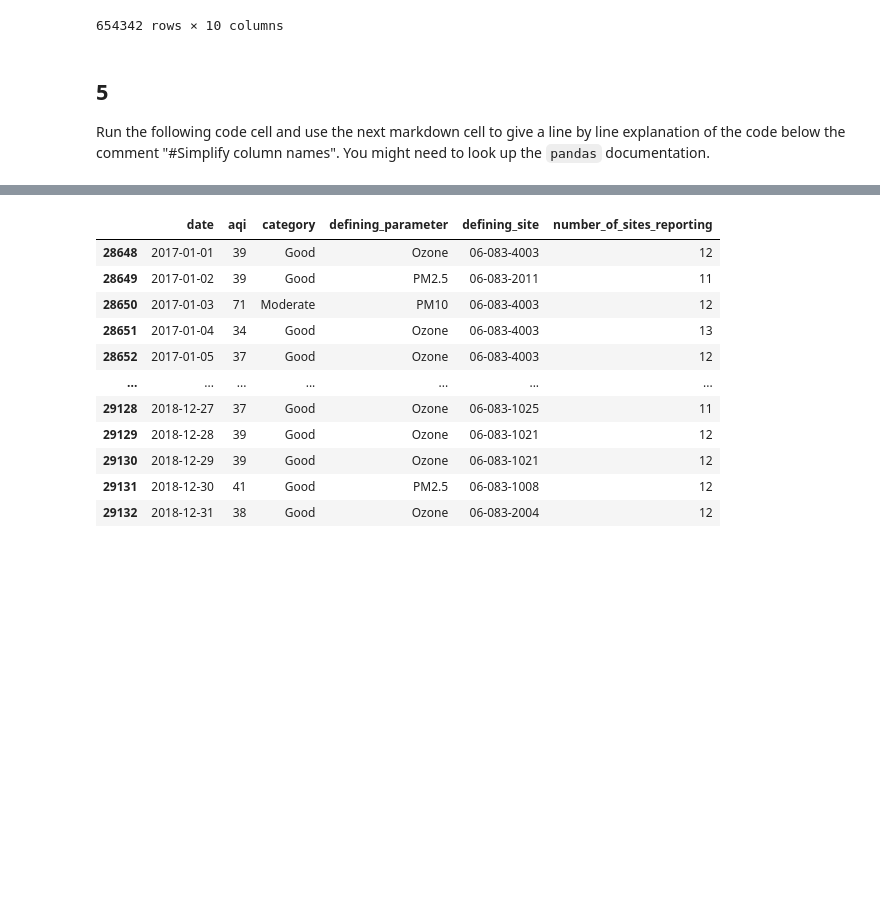
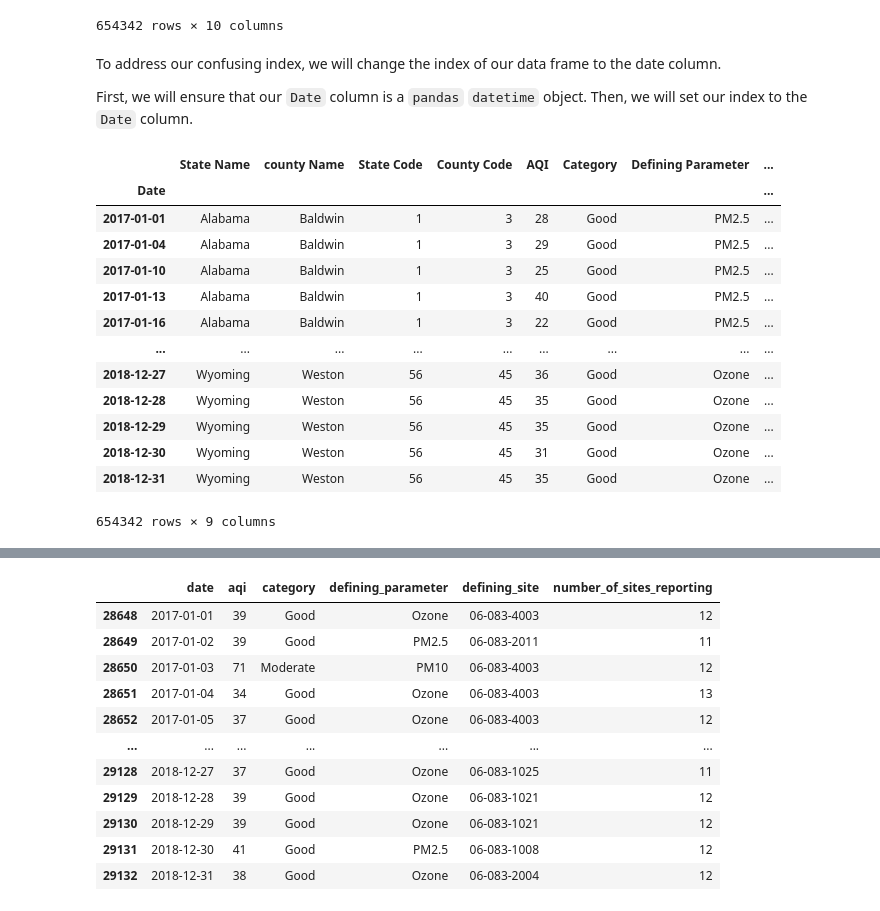
Before and after one commit to haylee360/thomas-fire-analysis, a Jupyter notebook: thomas-fire-aqi.ipynb, the cells around one changed output, grey strips where cells are left out. Drawn from its saved outputs; the diff is of its cells as text; code cells hidden in the pictures; blank space fills up the shorter version.

Commit message:
Edit comments on AQI notebook

```diff
--- a/thomas-fire-aqi.ipynb
+++ b/thomas-fire-aqi.ipynb
@@ -141,11 +111,29 @@ aqi
 | 327539 | Wyoming | Weston | 56 | 45 | 2018-12-30 | 31 | Good | Ozone | ... |
 | 327540 | Wyoming | Weston | 56 | 45 | 2018-12-31 | 35 | Good | Ozone | ... |
 654342 rows × 10 columns
-# %% [markdown]
-<!-- END QUESTION -->
-
-<!-- BEGIN QUESTION -->
-
-## 5
-
-Run the following code cell and use the next markdown cell to give a line by line explanation of the code below the comment "#Simplify column names". You might need to look up the `pandas` documentation.
+# %% [markdown]
+To address our confusing index, we will change the index of our data frame to the date column.
+
+First, we will ensure that our `Date` column is a `pandas` `datetime` object. Then, we will set our index to the `Date` column.
+# %%
+# Convert date to a datetime object
+aqi.Date = pd.to_datetime(aqi.Date)
+
+# Set the index to our datetime to make visualizing easier later on
+aqi = aqi.set_index('Date')
+aqi.head(3)
+# %% [output]
+|  | State Name | county Name | State Code | County Code | AQI | Category | Defining Parameter | ... |
+| Date |  |  |  |  |  |  |  | ... |
+| 2017-01-01 | Alabama | Baldwin | 1 | 3 | 28 | Good | PM2.5 | ... |
+| 2017-01-04 | Alabama | Baldwin | 1 | 3 | 29 | Good | PM2.5 | ... |
+| 2017-01-10 | Alabama | Baldwin | 1 | 3 | 25 | Good | PM2.5 | ... |
+| 2017-01-13 | Alabama | Baldwin | 1 | 3 | 40 | Good | PM2.5 | ... |
+| 2017-01-16 | Alabama | Baldwin | 1 | 3 | 22 | Good | PM2.5 | ... |
+| ... | ... | ... | ... | ... | ... | ... | ... | ... |
+| 2018-12-27 | Wyoming | Weston | 56 | 45 | 36 | Good | Ozone | ... |
+| 2018-12-28 | Wyoming | Weston | 56 | 45 | 35 | Good | Ozone | ... |
+| 2018-12-29 | Wyoming | Weston | 56 | 45 | 35 | Good | Ozone | ... |
+| 2018-12-30 | Wyoming | Weston | 56 | 45 | 31 | Good | Ozone | ... |
+| 2018-12-31 | Wyoming | Weston | 56 | 45 | 35 | Good | Ozone | ... |
+654342 rows × 9 columns
```
Also changed, not shown: parts of 31 cells of this notebook, 1 other file.
